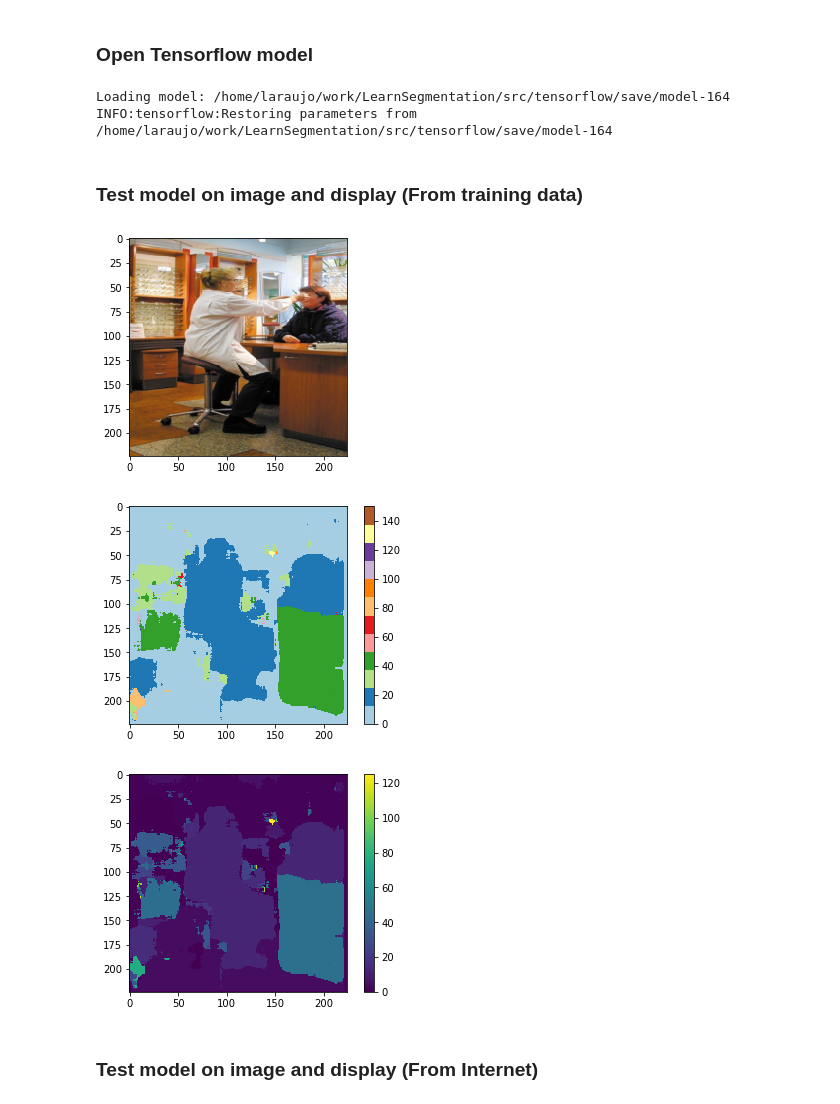
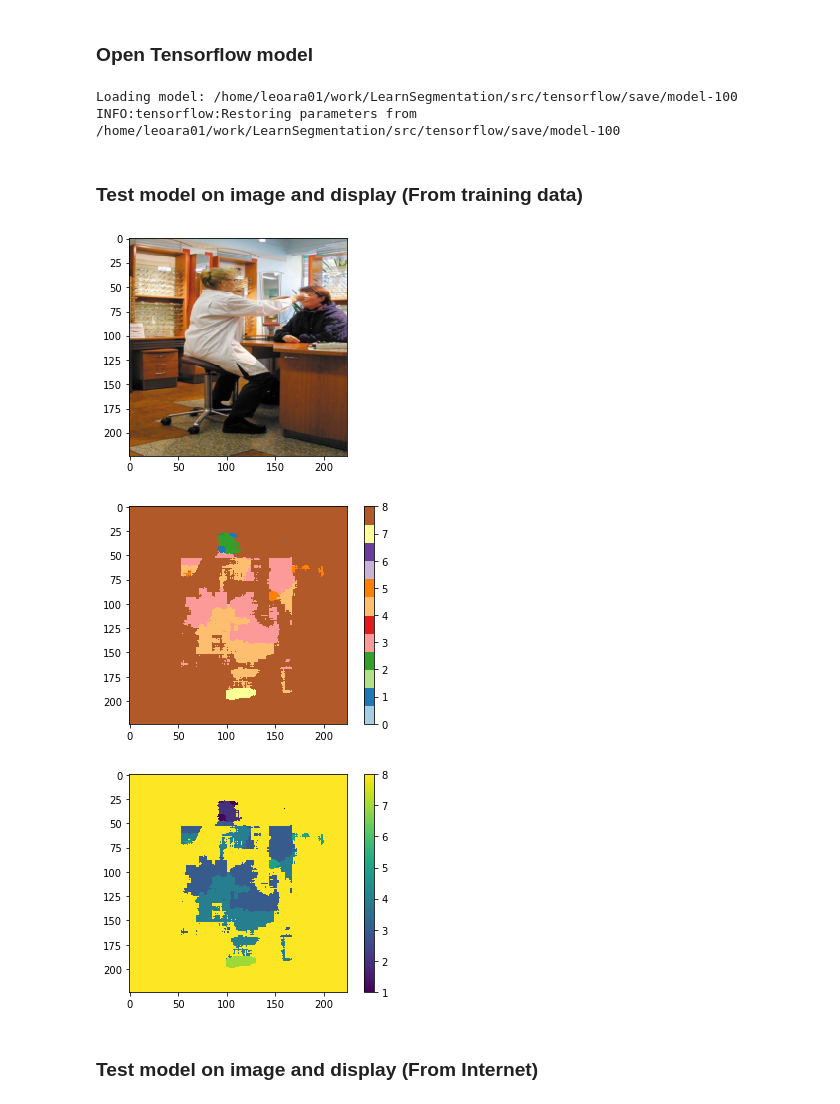
Before and after one commit to leonardoaraujosantos/LearnSegmentation, a Jupyter notebook: src/notebooks/Tensorflow_Segmentation.ipynb, the cells around one changed output. Drawn from its saved outputs; the diff is of its cells as text; code cells hidden in the pictures.

Commit message:
Working with python train.py train --mode=segnet --input=/home/leoara01/work/PPSS_LMDB_train --nclass=9 --input_val=/home/leoara01/work/PPSS_LMDB_validate

```diff
--- a/src/notebooks/Tensorflow_Segmentation.ipynb
+++ b/src/notebooks/Tensorflow_Segmentation.ipynb
@@ -14,13 +14,14 @@ import sys
 sys.path.insert(0, '../tensorflow')
 import models
 
-MODEL_FOLDER='/home/laraujo/work/LearnSegmentation/src/tensorflow/save/model-164'
-IMAGE_TEST = '/media/laraujo/BigLinuxPart/Open Datasets/sceneparsing/ADEChallengeData2016/images/training/ADE_train_00014160.jpg'
-IMAGE_GT = '/media/laraujo/BigLinuxPart/Open Datasets/sceneparsing/ADEChallengeData2016/annotations/training/ADE_train_00014160.png'
+MODEL_FOLDER='/home/leoara01/work/LearnSegmentation/src/tensorflow/save/model-100'
+IMAGE_TEST = '/home/leoara01/work/MIT_Scene_Parsing/ADEChallengeData2016/images/training/ADE_train_00014160.jpg'
+IMAGE_GT = '/home/leoara01/work/MIT_Scene_Parsing/ADEChallengeData2016/annotations/training/ADE_train_00014160.png'
 
 # Parameters
 gpu = 0
-segmentation_type = 'segnet_connected_gate'
+segmentation_type = 'segnet'
+nclass=9
 # %%
 fig = plt.figure()
 a=fig.add_subplot(1,2,1)
@@ -49,13 +50,13 @@ else:
 
 # Build model
 if segmentation_type.lower() == 'segnet':
-    segmentation_model = models.SegnetNoConnected(training_mode = False)
+    segmentation_model = models.SegnetNoConnected(training_mode = False, num_classes=nclass)
 elif segmentation_type.lower() == 'segnet_connected':
-    segmentation_model = models.SegnetConnected(training_mode = False)
+    segmentation_model = models.SegnetConnected(training_mode = False, num_classes=nclass)
 elif segmentation_type.lower() == 'segnet_connected_gate':
-    segmentation_model = models.SegnetConnectedGate(training_mode = False)
+    segmentation_model = models.SegnetConnectedGate(training_mode = False, num_classes=nclass)
 else:
-    segmentation_model = models.FullyConvolutionalNetworks(training_mode = False)
+    segmentation_model = models.FullyConvolutionalNetworks(training_mode = False, num_classes=nclass)
 
 # Get Placeholders
 model_in = segmentation_model.input
@@ -68,33 +69,33 @@ sess = tf.InteractiveSession()
 saver = tf.train.Saver()
 saver.restore(sess, MODEL_FOLDER)
 # %% [output]
-Loading model: /home/laraujo/work/LearnSegmentation/src/tensorflow/save/model-164
-INFO:tensorflow:Restoring parameters from /home/laraujo/work/LearnSegmentation/src/tensorflow/save/model-164
+Loading model: /home/leoara01/work/LearnSegmentation/src/tensorflow/save/model-100
+INFO:tensorflow:Restoring parameters from /home/leoara01/work/LearnSegmentation/src/tensorflow/save/model-100
 # %% [markdown]
 ### Test model on image and display (From training data)
 # %%
 # Resize image to the format expected by the model
 img_input = misc.imread(IMAGE_TEST)
 img_input = misc.imresize(img_input, [224, 224]) / 255.0
 plt.imshow(img_input)
 plt.show()
 
 # Run Model with given image
 pred = anotation_prediction.eval(feed_dict={model_in: [img_input]})[0]
 
 # Display Results
 #plt.imshow(pred, cmap=cm.Paired ,vmin=np.min(pred), vmax=np.max(pred))
-plt.imshow(pred, cmap=cm.Paired ,vmin=0, vmax=150)
+plt.imshow(pred, cmap=cm.Paired ,vmin=0, vmax=np.max(pred))
 plt.colorbar()
 plt.show()
 plt.imshow(pred)
 #plt.imshow(pred, cmap='gray')
 plt.colorbar()
 plt.show()
 # %% [output]
 [figure]
-[figure, old version]
+[figure, new version]
-[figure, old version]
+[figure, new version]
 # %% [markdown]
 ### Test model on image and display (From Internet)
 # %%
```
Also changed, not shown: parts of 1 cell of this notebook, 6 other files.
